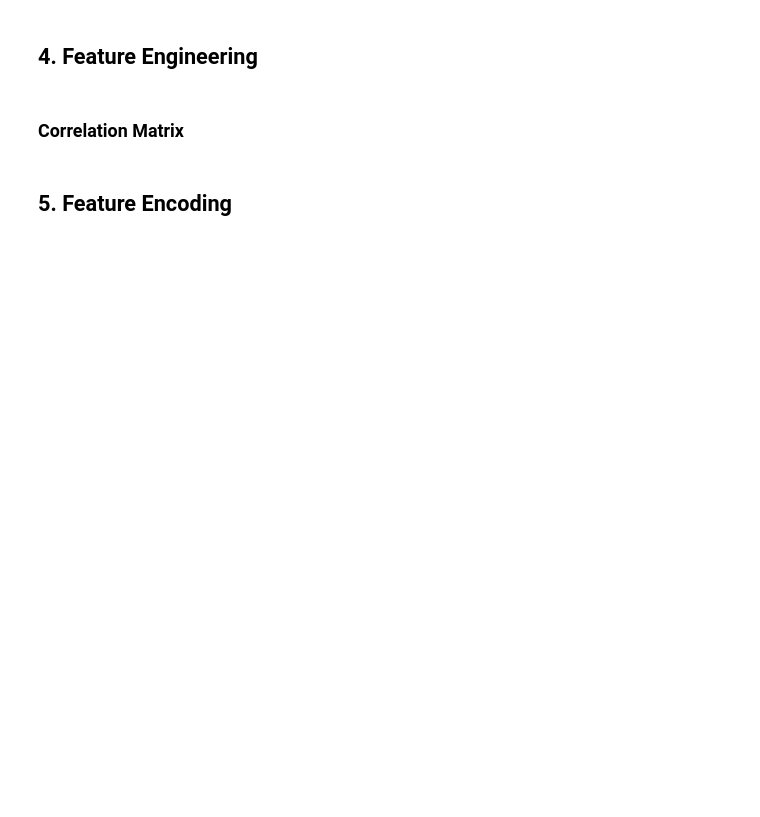
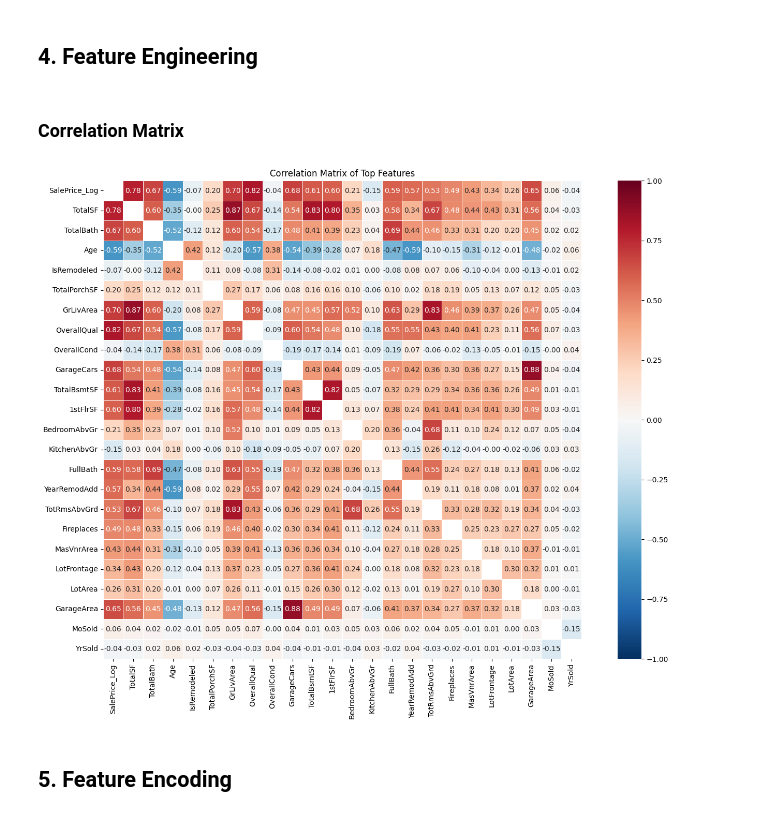
Before and after one commit to pxn-ai/House-Price-Prediction-Regression-, a Jupyter notebook: Predict_House_Prices.ipynb, the cells around one changed output. Drawn from its saved outputs; the diff is of its cells as text; code cells hidden in the pictures; blank space fills up the shorter version.

```diff
--- a/Predict_House_Prices.ipynb
+++ b/Predict_House_Prices.ipynb
@@ -60,39 +74,40 @@ train_df[cat_cols] = train_df[cat_cols].fillna('None')
 ## 4. Feature Engineering
 # %%
 # New features
-train_final['TotalSF'] = train_final['TotalBsmtSF'] + train_final['1stFlrSF'] + train_final['2ndFlrSF']
-train_final['TotalBath'] = (train_final['FullBath'] + 0.5 * train_final['HalfBath'] + train_final['BsmtFullBath'] + 0.5 * train_final['BsmtHalfBath'])
-train_final['Age'] = train_final['YrSold'] - train_final['YearBuilt']
-train_final['IsRemodeled'] = (train_final['YearBuilt'] != train_final['YearRemodAdd']).astype(int)
-train_final['TotalPorchSF'] = (train_final['OpenPorchSF'] + train_final['EnclosedPorch'] + train_final['3SsnPorch'] + train_final['ScreenPorch'])
-
+train_df['TotalSF'] = train_df['TotalBsmtSF'] + train_df['1stFlrSF'] + train_df['2ndFlrSF']
+train_df['TotalBath'] = (train_df['FullBath'] + 0.5 * train_df['HalfBath'] + train_df['BsmtFullBath'] + 0.5 * train_df['BsmtHalfBath'])
+train_df['Age'] = train_df['YrSold'] - train_df['YearBuilt']
+train_df['IsRemodeled'] = (train_df['YearBuilt'] != train_df['YearRemodAdd']).astype(int)
+train_df['TotalPorchSF'] = (train_df['OpenPorchSF'] + train_df['EnclosedPorch'] + train_df['3SsnPorch'] + train_df['ScreenPorch'])
 # Log scale the target variable to reduce skewness
-train_final['SalePrice_Log'] = np.log1p(train_final['SalePrice'])
+train_df['SalePrice_Log'] = np.log1p(train_df['SalePrice'])
 # %% [markdown]
 ### Correlation Matrix
 # %%
 import seaborn as sns
 import matplotlib.pyplot as plt
 
 # 1. Define the list of features to analyze
 corr_features = [
-    'SalePrice_Log', 'TotalSF', 'TotalBath', 'Age', 'IsRemodeled', 'TotalPorchSF',
-    'OverallQual', 'GrLivArea', 'GarageCars', 'TotalBsmtSF', '1stFlrSF',
+    'SalePrice_Log', 'TotalSF', 'TotalBath', 'Age', 'IsRemodeled', 'TotalPorchSF', 'GrLivArea',
+    'OverallQual', 'OverallCond', 'GarageCars', 'TotalBsmtSF', '1stFlrSF', 'BedroomAbvGr', 'KitchenAbvGr',
     'FullBath', 'YearRemodAdd', 'TotRmsAbvGrd', 'Fireplaces',
-    'MasVnrArea', 'LotFrontage', 'LotArea', 'GarageArea'
+    'MasVnrArea', 'LotFrontage', 'LotArea', 'GarageArea', 'MoSold', 'YrSold'
 ]
 
 # 2. Calculate the correlation matrix
-corrmat = train_final[corr_features].corr()
+corrmat = train_df[corr_features].corr()
 
 # 3. Create a mask for the diagonal (self-correlation)
 mask = np.eye(len(corrmat), dtype=bool)
 
 # 4. Plot the heatmap
-plt.figure(figsize=(12, 9))
+plt.figure(figsize=(18, 12))
 sns.heatmap(corrmat, annot=True, fmt='.2f', cmap='RdBu_r', square=True,
             mask=mask, vmin=-1, vmax=1, center=0, linewidths=0.5)
 plt.title('Correlation Matrix of Top Features')
 plt.show()
+# %% [output]
+[figure, added]
 # %%
 # 1. Select features based on correlation analysis
```
Also changed, not shown: parts of 23 cells of this notebook.
